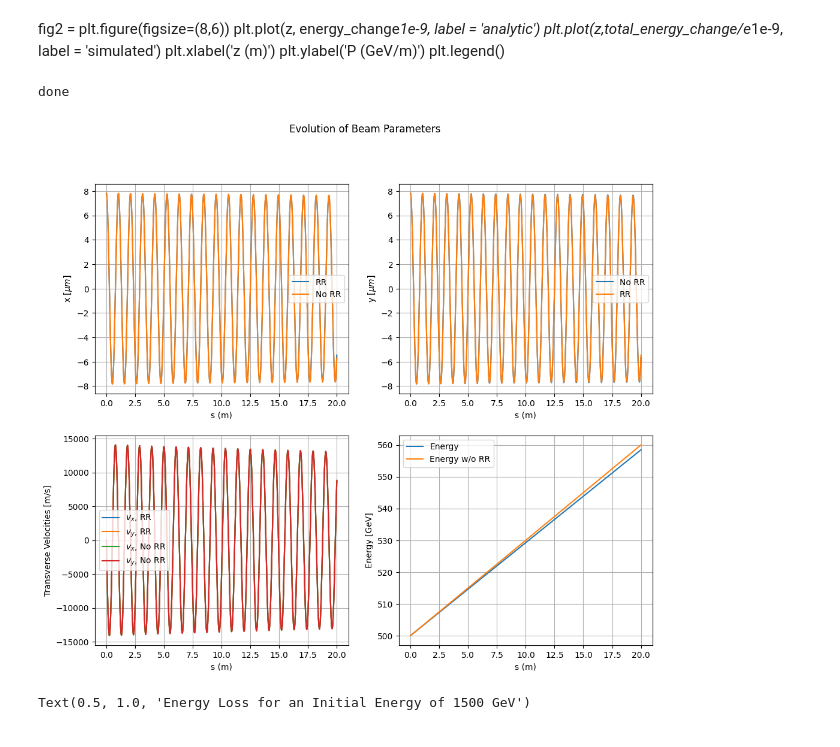
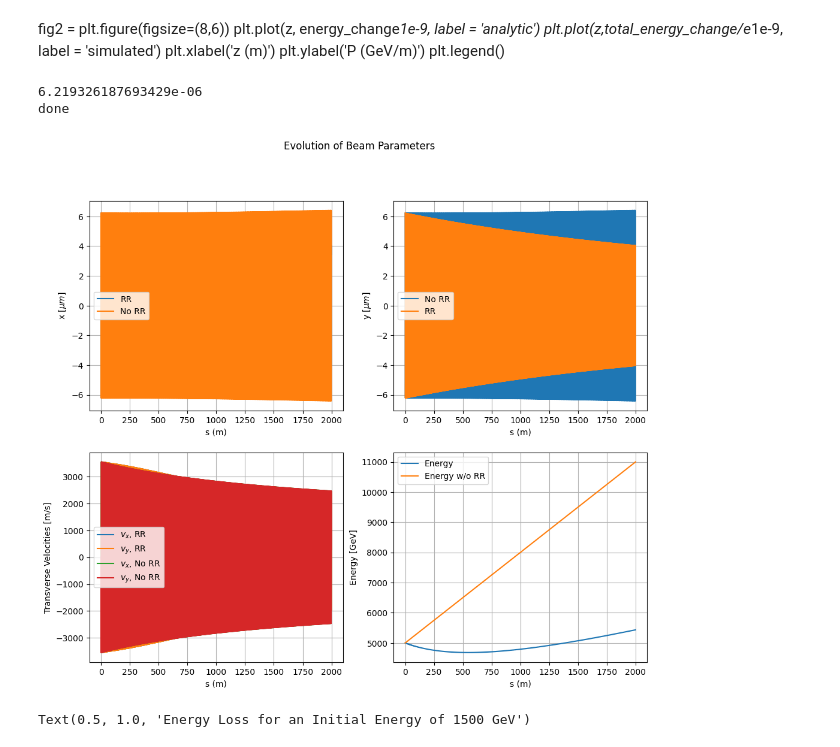
Before and after one commit to Knallvik/Master, a Jupyter notebook: Single_patricle_simulations/Beta_sim.ipynb, the cells around one changed output. Cells and saved outputs as stored; diff of their text form; code cells hidden in the pictures.

Commit message:
changed energy for jitter scan

```diff
--- a/Single_patricle_simulations/Beta_sim.ipynb
+++ b/Single_patricle_simulations/Beta_sim.ipynb
@@ -13,6 +10,6 @@ The autoreload extension is already loaded. To reload it, use:
 # %%
 #SI.constants
-Energy = 500
+Energy = 5000
 Ee = Energy * 1e9*SI.e
 e = SI.e
 me = SI.m_e
@@ -20,7 +17,7 @@ re = SI.physical_constants['classical electron radius'][0]
 
 #Plasma parameters
 n0 = 2e21 #m⁻³
-L_plasma = 20 #m
+L_plasma = 2000 #m
 
 wp = np.sqrt(n0*e**2/me/SI.epsilon_0)
 kp = wp/SI.c
@@ -49,6 +46,13 @@ sig_x = np.sqrt(beta_matched*emittance_norm/gamma0)
 
 sig_xp = np.sqrt(1/beta_matched * emittance_norm/gamma0)
 z0 = 0 # m
+
+T = L_plasma/SI.c
+n_per_beta = 250
+n = round(L_plasma/lambda_beta * n_per_beta)
+t, dt = np.linspace(0,T,n, retstep = True)
+t_span = (0,T)
+
 #For saving figures
 actual = 'actual'
 directory = f''
@@ -58,10 +62,4 @@ save = False
 # %%
-T = L_plasma/SI.c
-n_per_beta = 250
-n = round(L_plasma/lambda_beta * n_per_beta)
-t, dt = np.linspace(0,T,n, retstep = True)
-t_span = (0,T)
-
 def d_gamma(x, y, gamma):
     return C - D*gamma**2*(x**2 + y**2)
 
@@ -329,7 +327,7 @@ def av_radiated_power(delta, gamma, k_beta, rx, ry):
 #Calculate the analytical mean energy loss
 def mean_larmor(gamma, rx, ry, z):
     k_beta = kp/np.sqrt(2*gamma)
-    scale = 1#np.power(gamma/gamma0, -1/4)
+    scale = np.power(gamma/gamma0, -1/4)
     #S = np.exp(-0.5*tau_r*kp**2*SI.c*z)
 
     return e**2*z/12/np.pi/SI.epsilon_0*(gamma*k_beta)**4*\
@@ -469,7 +467,7 @@ def plot_oscillations(func, normal_func, sysinit, t_span, t_eval, rx, ry, phi, d
    #ax[2, 1].set_ylabel('Analytic Radiated Power (GeV/m)')
    #ax[2, 1].set_xlabel('s (m)')
    #ax[2, 1].legend()
-    return x_ivp, z_ivp, energy_ivp_scipy, fig, mean_analytic_P, normal_energy_ivp-energy_ivp_scipy, z
+    return x_ivp, z_ivp, energy_ivp_scipy, fig, mean_analytic_P, normal_energy_ivp-energy_ivp_multi, z
 # %%
 x0 = 3*sig_x# m
 y0 = 3*sig_x # m
@@ -550,25 +548,27 @@ print(Ee/SI.m_e/SI.c**2)
 print(P_int/SI.e*1e-9)
 print(W/SI.e*1e-9)
 # %%
-x0 = 3*sig_x/np.sqrt(2)# m
-y0 = 3*sig_x/np.sqrt(2) # m
+x0 = 3*sig_x# m
+y0 = 3*sig_x # m
+print(x0)
 x_dot0 = 0 # m/s
 y_dot0 = 0 # m/s
 
 sysinit2dx = np.array([x0, x_dot0, y0, y_dot0, gamma0, z0, SI.c])
 
 xs, zs, Es, fig, scipy, Multi, s = plot_oscillations(func = oscillator2d, normal_func = normal_oscillator,\
                                           sysinit = sysinit2dx, \
                                           t_span = t_span, t_eval = t,\
                                           rx = x0, ry = y0, phi = 0, delta =0)
 if save:
     pass
 name = directory + f'{Energy}_GeV_single_particle_simulation_for_comparing_2D_xy.png'
 fig.savefig(name)
 #print(xs[0])
 # %% [output]
+6.219326187693429e-06
 done
-[figure, old version]
+[figure, new version]
 # %%
 if save:
     fig2.savefig(f'single_particle_simulation_Evolution_of_beam_parameters_{(Energy)}GeV_\
```
Also changed, not shown: parts of 2 cells of this notebook, 3 other files.
